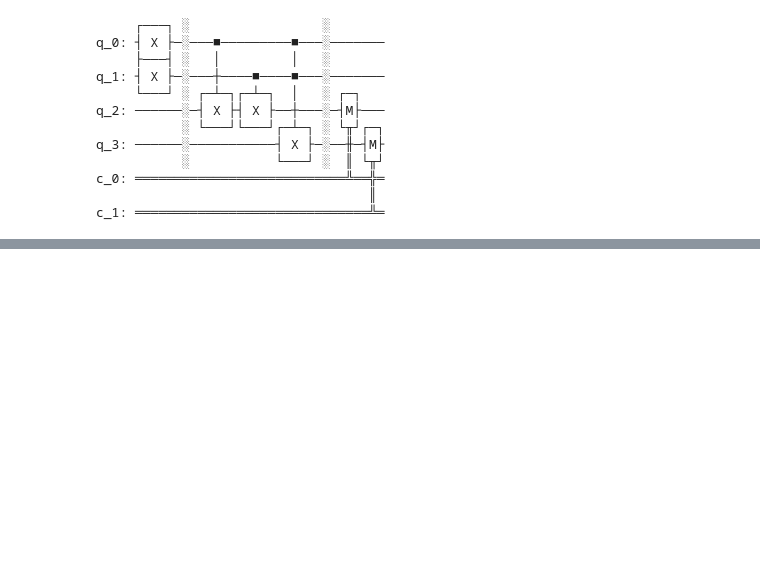
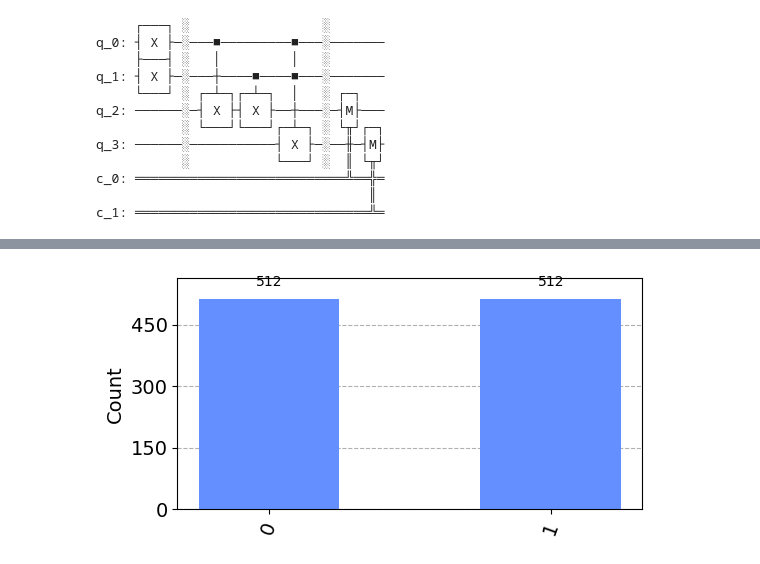
Before and after one commit to shanemcdonagh/emergingtechnologies, a Jupyter notebook: content/notebooks/04-quantum-computing.ipynb, the cells around one changed output, grey strips where cells are left out. Cells and saved outputs as stored; diff of their text form; code cells hidden in the pictures; blank space fills up the shorter version.

```diff
--- a/content/notebooks/04-quantum-computing.ipynb
+++ b/content/notebooks/04-quantum-computing.ipynb
@@ -193,0 +224,11 @@ import qiskit.tools.jupyter
+# %%
+# Get a simulator
+sim = qiskit.Aer.get_backend('aer_simulator')
+
+# Simulate the circuit
+result = sim.run(circuit).result().get_counts()
+
+# Histogram
+viz.plot_histogram(result, figsize=(6,3))
+# %% [output]
+[figure, added]
```
Also changed, not shown: parts of 12 cells of this notebook, 1 other file.
